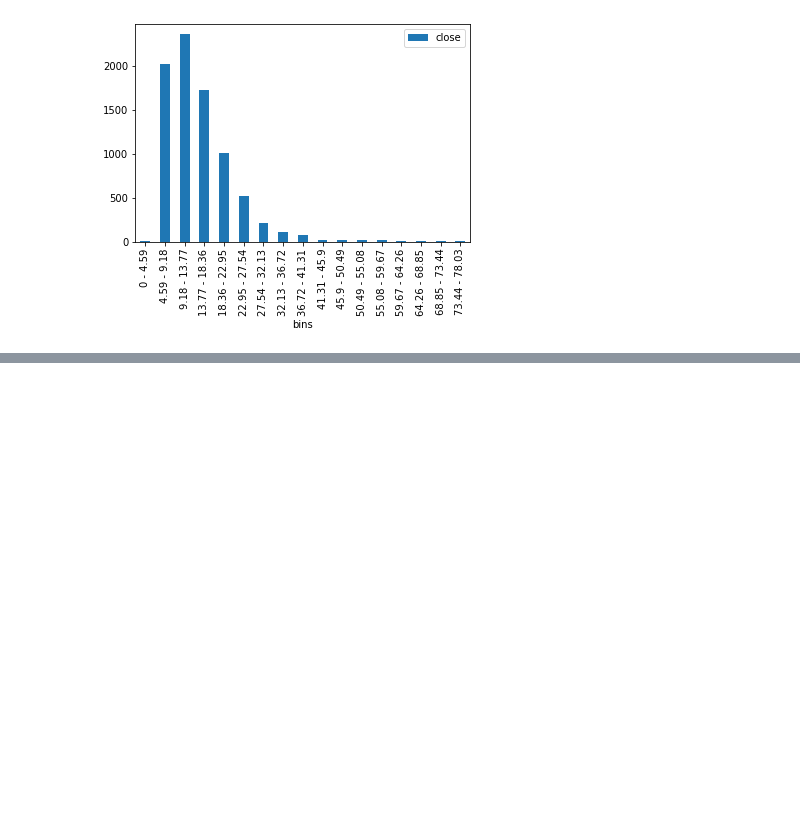
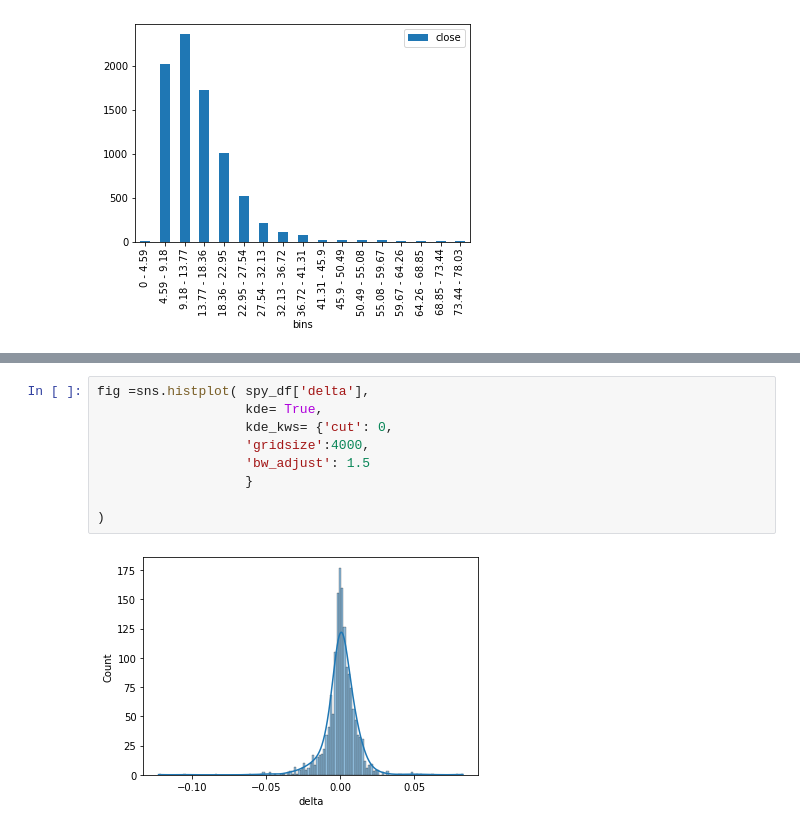
Before and after one commit to JoeHGeoghegan/VIX_Timing_The_Market, a Jupyter notebook: Notebooks/Laramie.ipynb, the cells around one changed output, grey strips where cells are left out. Saved outputs shown, nothing was run; the diff lists cells and outputs as text; blank space fills up the shorter version.

```diff
--- a/Notebooks/Laramie.ipynb
+++ b/Notebooks/Laramie.ipynb
@@ -280,0 +295,11 @@ my_group
+# %%
+fig =sns.histplot( spy_df['delta'],
+                   kde= True,
+                   kde_kws= {'cut': 0,
+                   'gridsize':4000,
+                   'bw_adjust': 1.5
+                   }
+
+)
+# %% [output]
+[figure, added]
```
Also changed, not shown: parts of 10 cells of this notebook.
